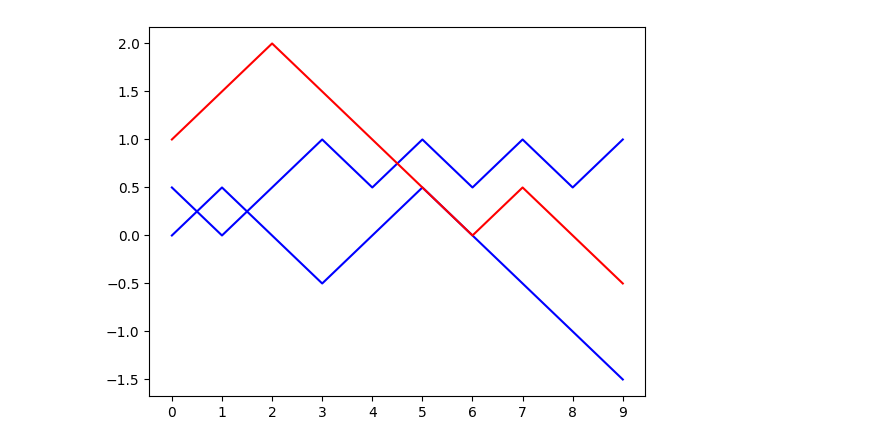
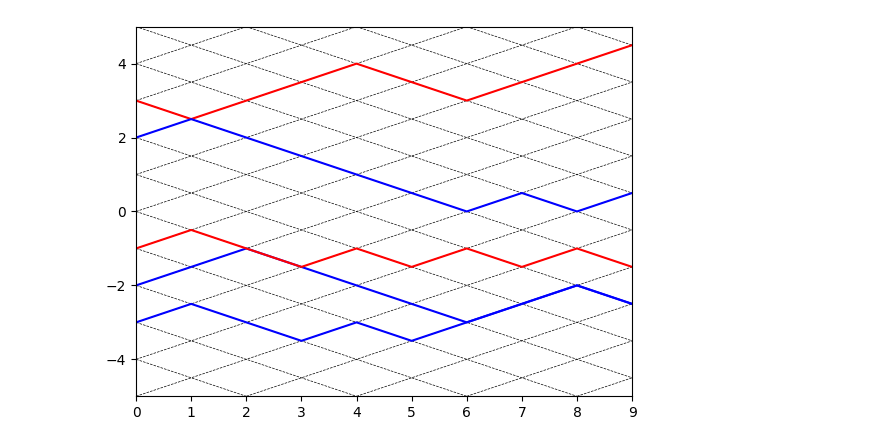
Before and after one commit to Epsylene/BrownianAnnihilation, a Jupyter notebook: brownian.ipynb, the cells around one changed output. Drawn from its saved outputs; the diff is of its cells as text; code cells hidden in the pictures.

```diff
--- a/brownian.ipynb
+++ b/brownian.ipynb
@@ -3,17 +3,17 @@ import matplotlib.pyplot as plt
 import numpy as np
 # %%
 class Brownian:
-    def __init__(self, n, c, N=10):
+    def __init__(self, n, c):
         self.n = n # number of particles
         self.c = c # initial proportion of particles
 
-        self.N = N # number of time steps
+        self.N = N = 10 # number of time steps
 
         # Place particles at even intervals along the axis and
         # fill the rest with NaNs to avoid plotting values that
         # haven't been calculated
         self.x = np.ma.zeros((N, n))
-        self.x[0] = np.linspace(0, 1, n)
+        self.x[0] = np.random.choice(np.arange(-n, n), size=n, replace=False)
         self.x[1:, :] = np.nan
 
         # Randomly assign a number of particle and anti-particle
@@ -28,7 +28,6 @@ class Brownian:
     def compute(self):
         N, n = self.N, self.n
         x, particles = self.x, self.particles
-        dx = 1/(self.n - 1)
 
         self.annihilated = annihilated = np.zeros(n)
         self.wrapped = np.zeros((N, n))
@@ -39,20 +38,29 @@ class Brownian:
             #     x[t, i] %= L
             #     self.wrapped[t, i] = 1
 
-            arr = np.random.choice([-dx, dx], size=n)
+            arr = np.random.choice([-0.5, 0.5], size=n)
             x[t + 1] = x[t] + arr
 
     def plot(self):
-        N = self.N
+        N, n = self.N, self.n
+
+        kwargs = {'color': 'k', 'ls':'--', 'lw':0.5}
+        for i in np.arange(-n, n+1):
+            plt.axline((0, i), slope=0.5, **kwargs)
+            plt.axline((2*i, -2*n-1), slope=0.5, **kwargs)
+            plt.axline((2*i, n+1), slope=-0.5, **kwargs)
+            plt.axline((2*(i - n), 0), slope=-0.5, **kwargs)
 
         # Plot the trajectories of all particles
         for i, p in enumerate(self.particles):
             plt.plot(range(N), self.x[:, i], color = 'b' if p == 1 else 'r')
 
-        plt.xticks(range(N))
+        plt.ylim([-n, n])
+        plt.xlim([0, N-1])
+
         plt.show()
 # %%
-b = Brownian(3, 0.5)
+b = Brownian(5, 0.5)
 b.plot()
 # %% [output]
-[figure, old version]
+[figure, new version]
```
